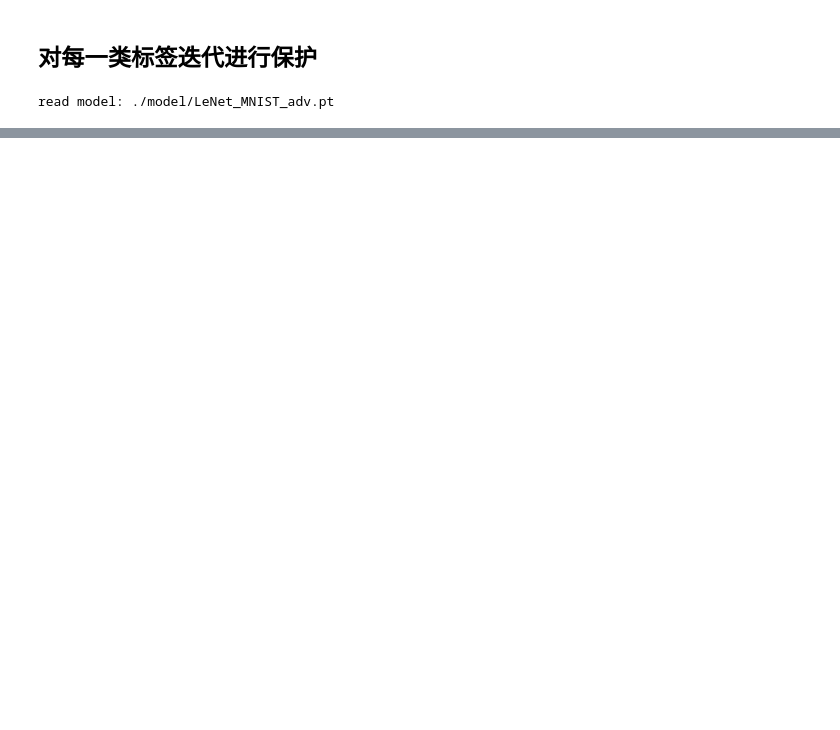
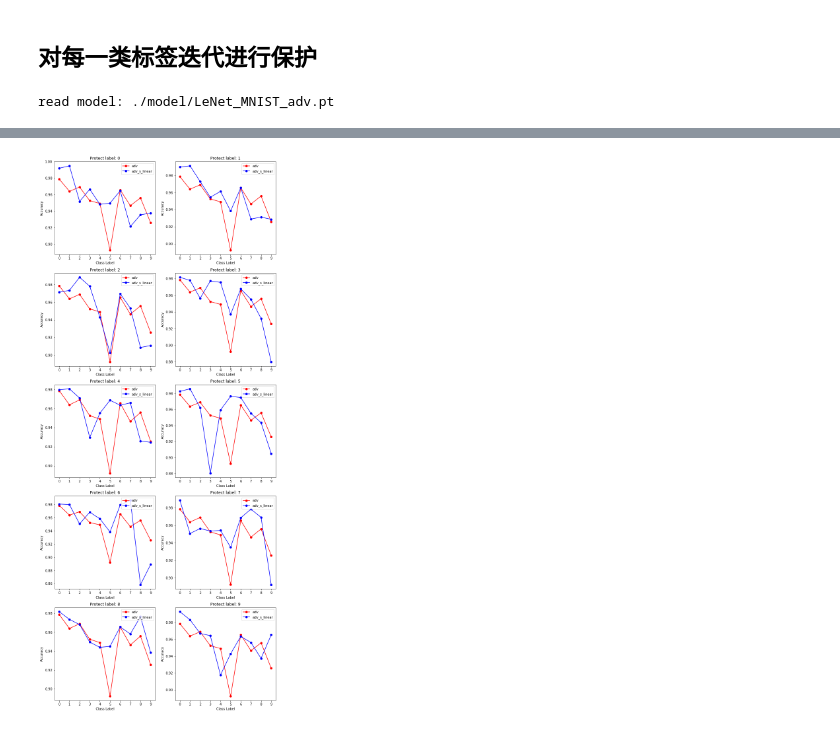
Before and after one commit to WinddyAkoky/MyProject, a Jupyter notebook: special_attack_Linear.ipynb, the cells around one changed output, grey strips where cells are left out. Drawn from its saved outputs; the diff is of its cells as text; code cells hidden in the pictures; blank space fills up the shorter version.

```diff
--- a/special_attack_Linear.ipynb
+++ b/special_attack_Linear.ipynb
@@ -434,0 +607,31 @@ for i in results_infos.keys():
+# %%
+x = [0,1,2,3,4,5,6,7,8,9]
+nrows = 5
+ncols = 2
+plt.rcParams['figure.figsize'] = (12.0, 12.0)
+plt.figure(figsize=(6 * ncols, 6 * nrows))
+count = 1
+
+for i in results_infos.keys():
+    tmp = results_infos[i]
+
+    tmp_s_adv = tmp[1]
+    tmp_adv = tmp[2]
+    tmp_s_arr = []
+    tmp_arr = []
+    for key_tmp in tmp_s_adv.keys():
+
+        tmp_s_arr.append(tmp_s_adv[key_tmp][1])
+        tmp_arr.append(tmp_adv[key_tmp][1])
+
+    plt.subplot(nrows, ncols, count)
+    plt.plot(x, tmp_arr, 'ro-', label='adv')
+    plt.plot(x, tmp_s_arr, 'bo-', label='adv_s_linear')
+    plt.xticks(x)
+    plt.title('Protect label: '+str(i))
+    plt.legend(loc="upper right")
+    plt.xlabel('Class Label')
+    plt.ylabel('Accuracy')
+    count += 1
+# %% [output]
+[figure, added]
```
Also changed, not shown: parts of 7 cells of this notebook.
